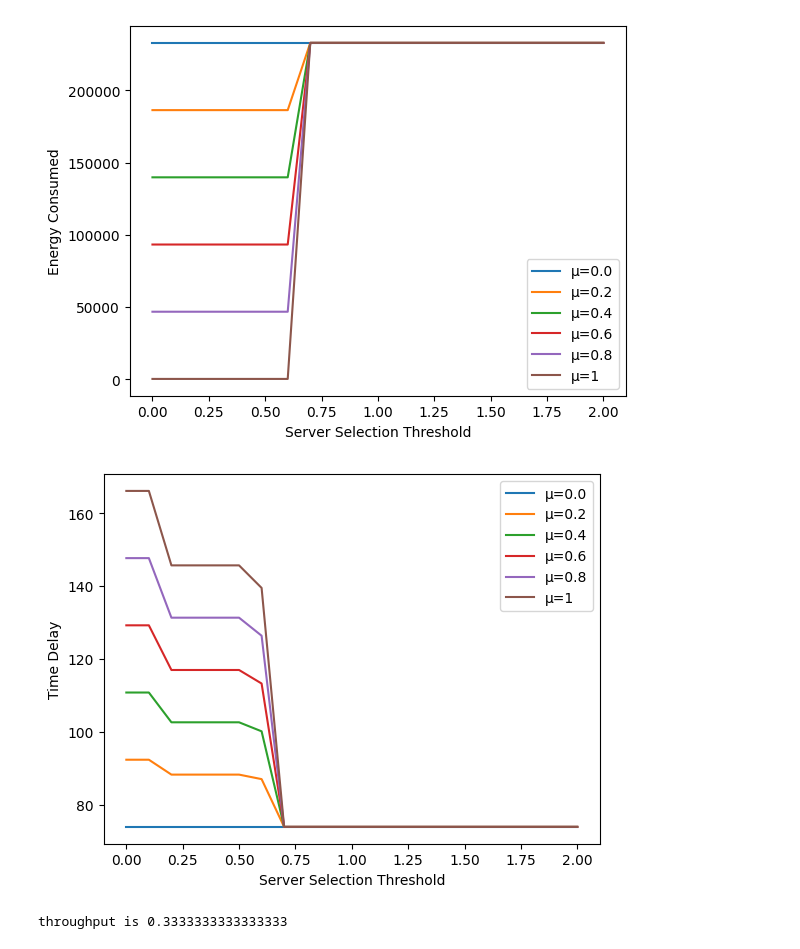
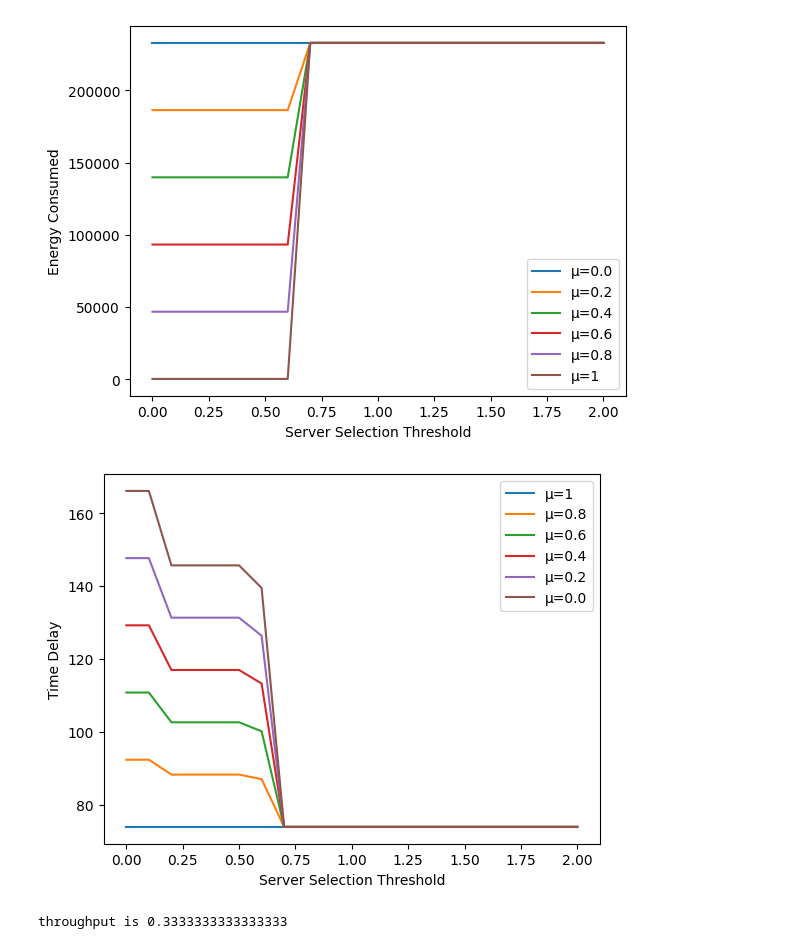
Before and after one commit to Zaid944/Task_Offloading, a Jupyter notebook: BTP.ipynb, the cells around one changed output. Saved outputs shown, nothing was run; the diff lists cells and outputs as text; code cells hidden in the pictures.

Commit message:
graph changed

```diff
--- a/BTP.ipynb
+++ b/BTP.ipynb
@@ -223,13 +223,13 @@ plt.show()
 [figure]
 # %%
 for i in range(0, len(time_array)):
-    plt.plot(threshold, time_array[i], label="\u03BC={0}".format(offloading_factor_array[i]))
+    plt.plot(threshold, time_array[i], label="\u03BC={0}".format(offloading_factor_array[len(time_array)-i-1]))
 plt.xlabel('Server Selection Threshold')
 plt.ylabel('Time Delay')
 plt.legend(ncol = 1)
 plt.show()
 # %% [output]
-[figure, old version]
+[figure, new version]
 # %%
 print('throughput is', sum / total_scenario)
 # %% [output]
```
